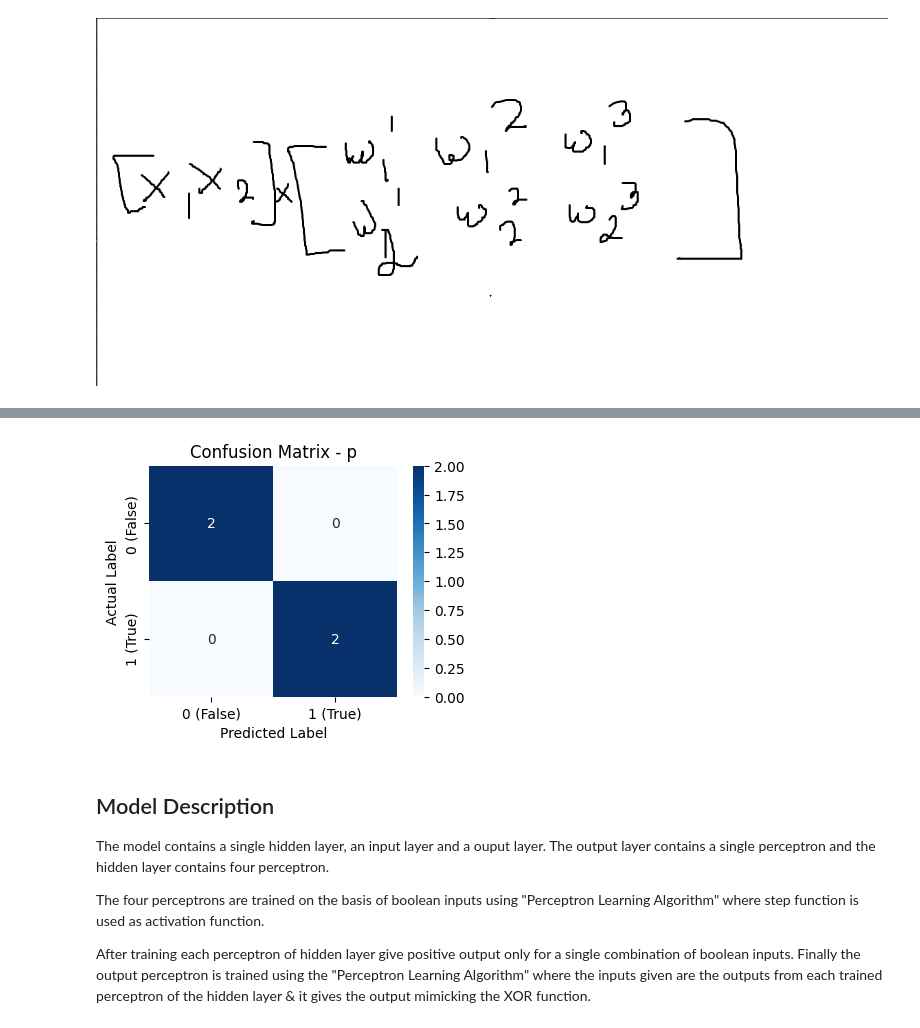
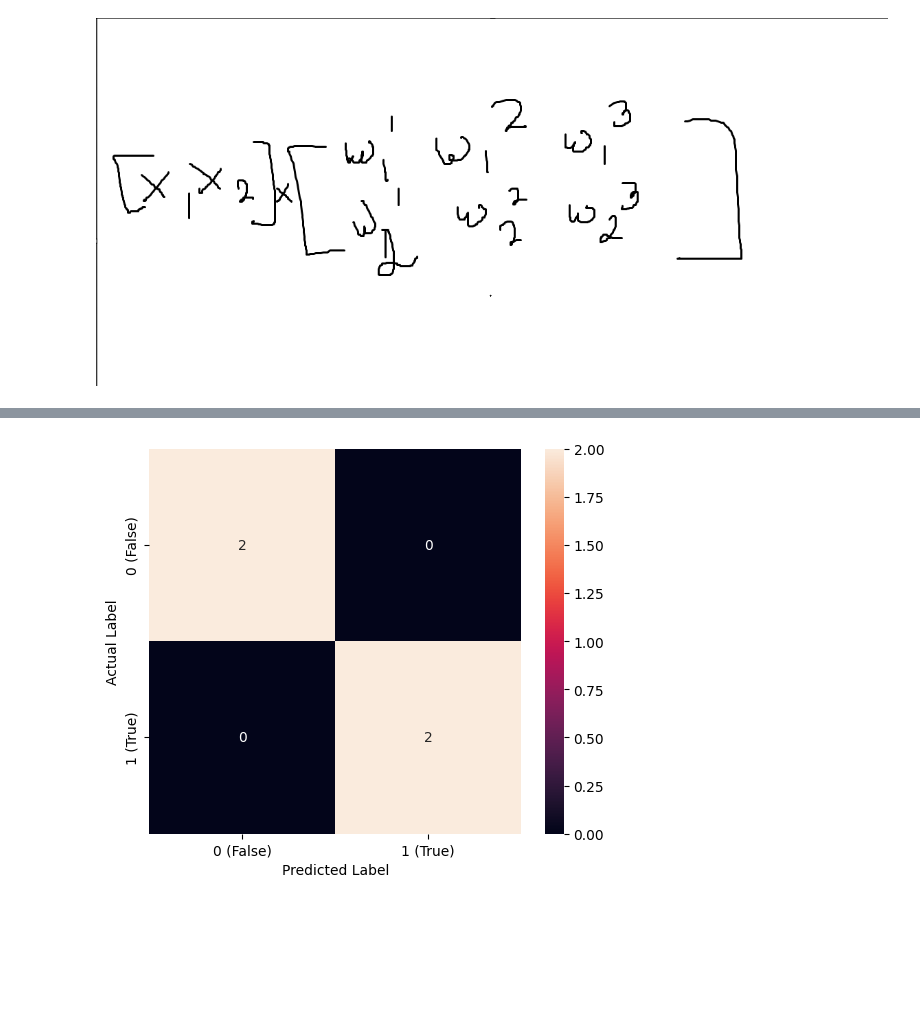
Before and after one commit to pungaliadarshil/23UADS4111-Darshil_Pungalia-NNLAB-2025, a Jupyter notebook: Exp-2.ipynb, the cells around one changed output, grey strips where cells are left out. Saved outputs shown, nothing was run; the diff lists cells and outputs as text; code cells hidden in the pictures; blank space fills up the shorter version.

```diff
--- a/Exp-2.ipynb
+++ b/Exp-2.ipynb
@@ -96,14 +96,10 @@ final Perceptron Weights: [-0.09148333 -0.04521021  0.30382265  0.12537223 -1.10
 final Perceptron Predictions: [0, 1, 1, 0]
 final Perceptron Accuracy: 100.00%
-# %%
-plot_confusion_matrix(perceptron.compute_confusion_matrix([fun1_predictions, fun2_predictions, fun3_predictions, fun4_predictions], [0,1,1,0]), 'p')
-# %% [output]
-[figure, removed]
-# %% [markdown]
-## Model Description
-The model contains a single hidden layer, an input layer and a ouput layer. The output layer contains a single perceptron and the hidden layer contains four perceptron.
-
-The four perceptrons are trained on the basis of boolean inputs using "Perceptron Learning Algorithm" where step function is used as activation function.
-
-After training each perceptron of hidden layer give positive output only for a single combination of boolean inputs.
-Finally the output perceptron is trained using the "Perceptron Learning Algorithm" where the inputs given are the outputs from each trained perceptron of the hidden layer & it gives the output mimicking the XOR function.
+# %%
+plt.figure(figsize=(6, 5))
+sns.heatmap(perceptron.compute_confusion_matrix([fun1_predictions, fun2_predictions, fun3_predictions, fun4_predictions], [0,1,1,0]), annot=True, fmt="d", xticklabels=["0 (False)", "1 (True)"], yticklabels=["0 (False)", "1 (True)"])
+plt.xlabel("Predicted Label")
+plt.ylabel("Actual Label")
+plt.show()
+# %% [output]
+[figure, added]
```
Also changed, not shown: parts of 3 cells of this notebook.
